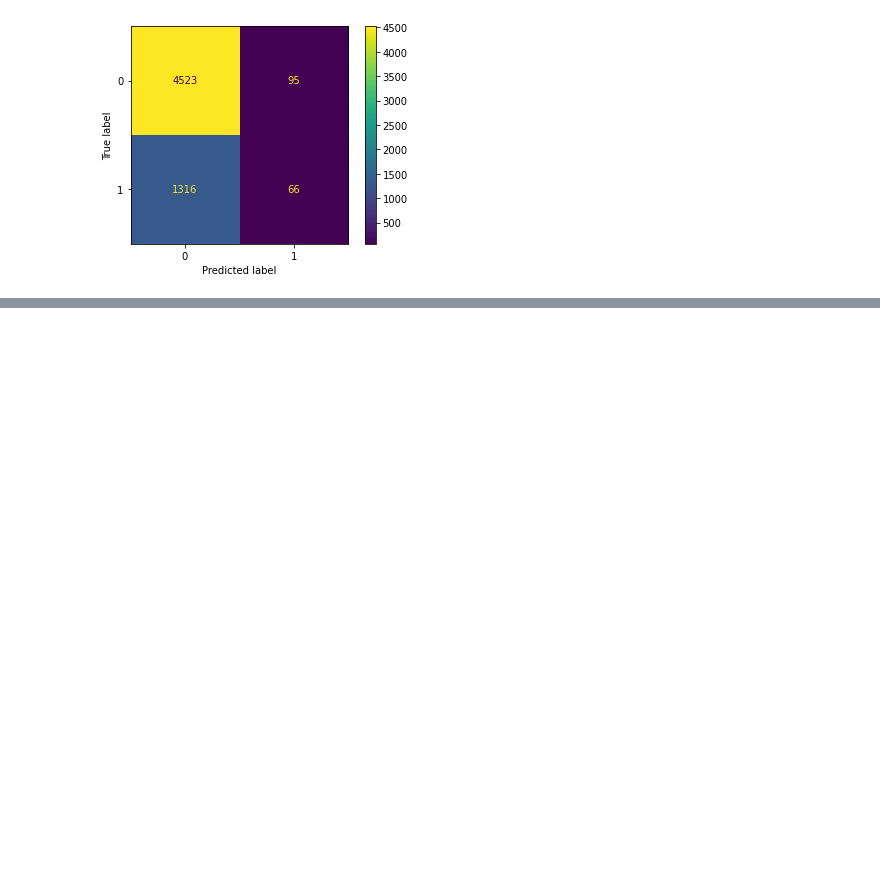
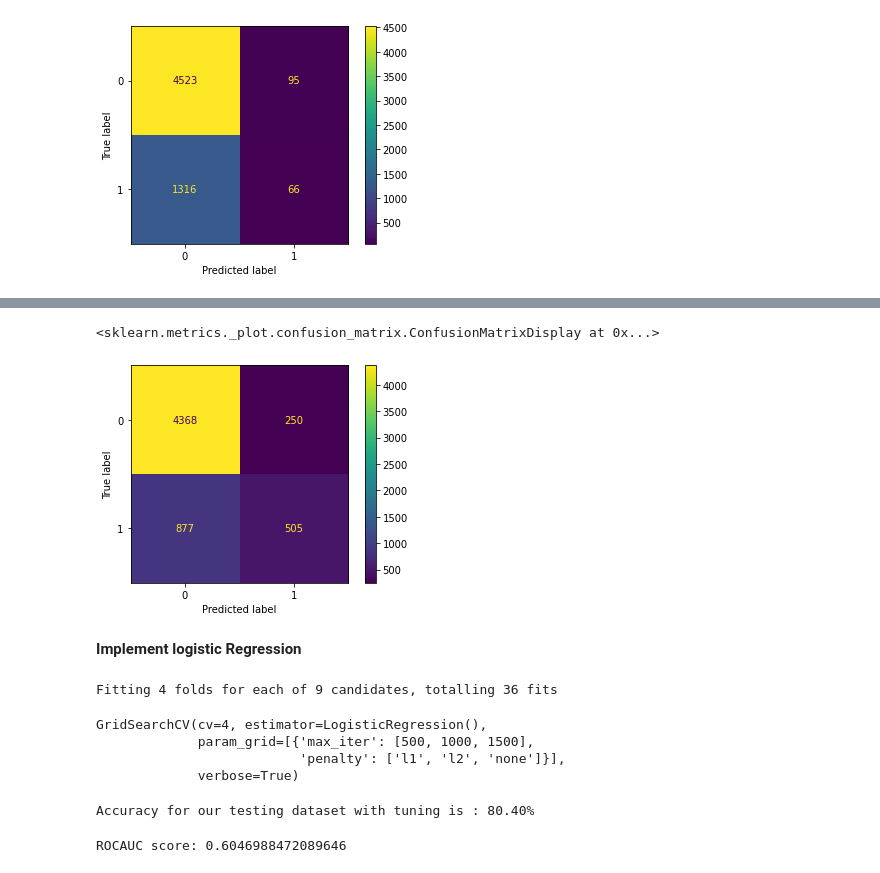
Before and after one commit to MadhurAwasthi/Credit-Card-Default-Prediction, a Jupyter notebook: Credit_Card_Default_Prediction_Capstone_Project.ipynb, the cells around one changed output, grey strips where cells are left out. Cells and saved outputs as stored; diff of their text form; code cells hidden in the pictures; blank space fills up the shorter version.

```diff
--- a/Credit_Card_Default_Prediction_Capstone_Project.ipynb
+++ b/Credit_Card_Default_Prediction_Capstone_Project.ipynb
@@ -694,0 +758,7 @@ random_search = RandomizedSearchCV(classifier, param_distributions=params, n_ite
+# %%
+plot_confusion_matrix(RandomXGB,x_test, y_test)
+# %% [output]
+<sklearn.metrics._plot.confusion_matrix.ConfusionMatrixDisplay at 0x...>
+[figure, added]
+# %% [markdown]
+**Implement logistic Regression**
@@ -694,0 +777,8 @@ random_search = RandomizedSearchCV(classifier, param_distributions=params, n_ite
+# %%
+LR.fit(x_train,y_train)
+# %% [output]
+Fitting 4 folds for each of 9 candidates, totalling 36 fits
+GridSearchCV(cv=4, estimator=LogisticRegression(),
+             param_grid=[{'max_iter': [500, 1000, 1500],
+                          'penalty': ['l1', 'l2', 'none']}],
+             verbose=True)
@@ -694,0 +787,9 @@ random_search = RandomizedSearchCV(classifier, param_distributions=params, n_ite
+# %%
+test_accuracy=accuracy_score(y_test,y_predict)*100
+print("Accuracy for our testing dataset with tuning is : {:.2f}%".format(test_accuracy) )
+# %% [output]
+Accuracy for our testing dataset with tuning is : 80.40%
+# %%
+print('ROCAUC score:',roc_auc_score(y_test, y_predict))
+# %% [output]
+ROCAUC score: 0.6046988472089646
```
Also changed, not shown: parts of 27 cells of this notebook.
